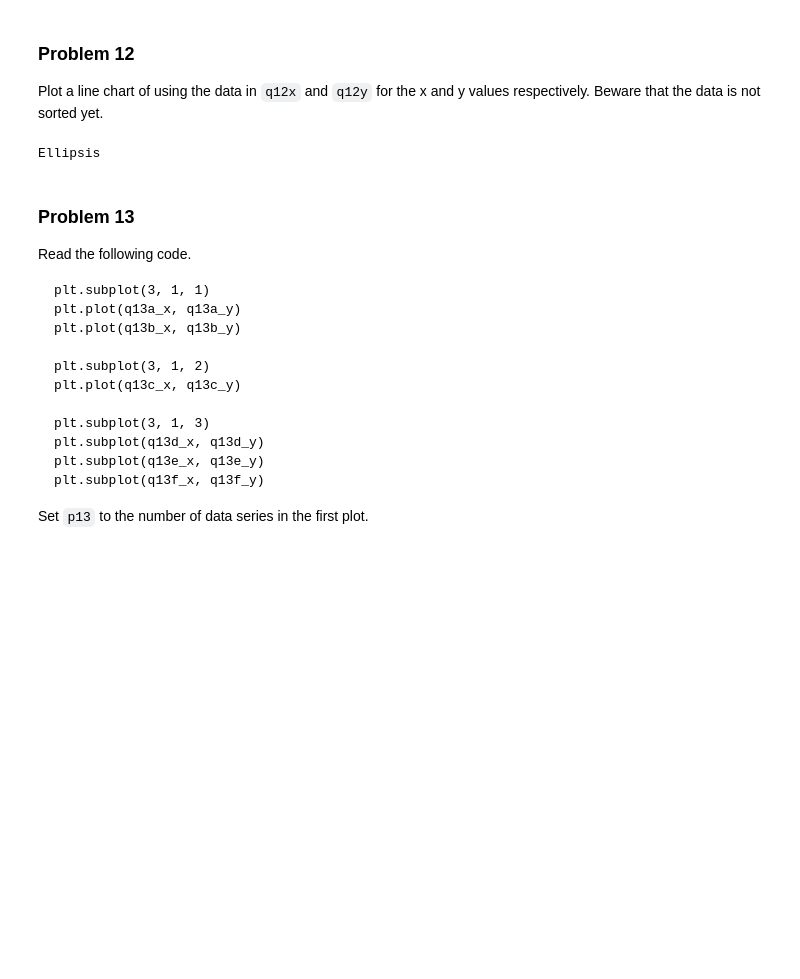
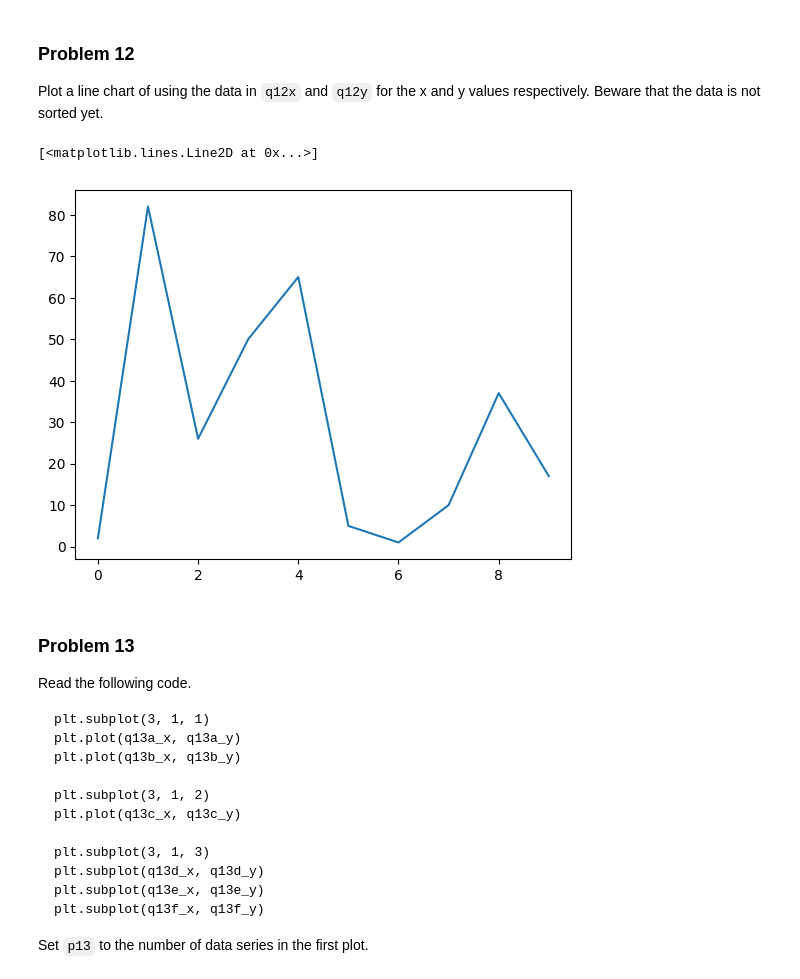
Before and after one commit to ktennant5378/dx602-homework-05, a Jupyter notebook: homework.ipynb, the cells around one changed output. Cells and saved outputs as stored; diff of their text form; code cells hidden in the pictures; blank space fills up the shorter version.

```diff
--- a/homework.ipynb
+++ b/homework.ipynb
@@ -303,10 +320,12 @@ q12x = [1, 9, 5, 7, 8, 2, 0, 3, 6, 4]
 q12y = [x**2 + 1 for x in q12x]
 # %%
 # YOUR CHANGES HERE
+q12xsorted = sorted(q12x)
 
-...
+plot(q12xsorted,q12y)
 # %% [output]
-Ellipsis
+[<matplotlib.lines.Line2D at 0x...>]
+[figure, added]
 # %% [markdown]
 ### Problem 13
 
```
Also changed, not shown: parts of 5 cells of this notebook.
